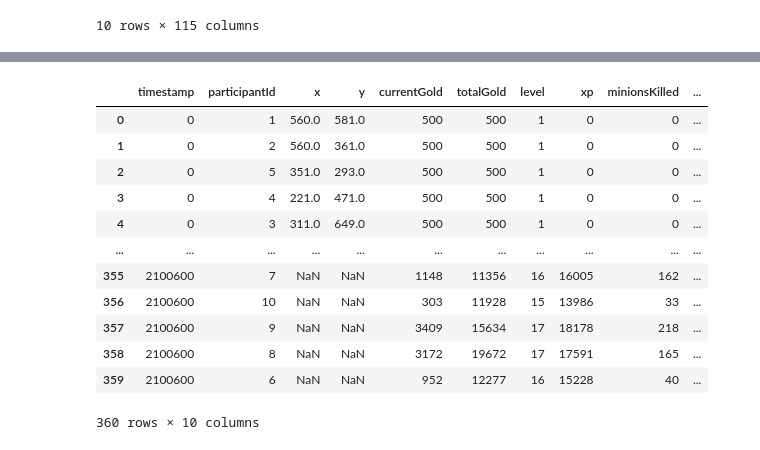
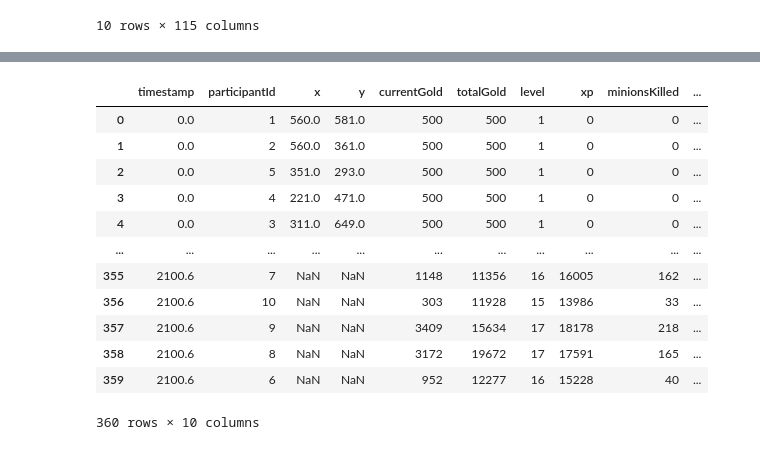
Before and after one commit to Dav3whit3/ih_datamadpt_project_final, a Jupyter notebook: notebooks/API_data_extraction1.ipynb, the cells around one changed output, grey strips where cells are left out. Drawn from its saved outputs; the diff is of its cells as text; code cells hidden in the pictures.

```diff
--- a/notebooks/API_data_extraction1.ipynb
+++ b/notebooks/API_data_extraction1.ipynb
@@ -201,20 +201,21 @@ list(players_info)
  'profileIcon']
 # %%
 frames = participant_frames(timeline)
+frames['timestamp'] = frames['timestamp'] / 1000
 frames
 # %% [output]
 |  | timestamp | participantId | x | y | currentGold | totalGold | level | xp | minionsKilled | ... |
-| 0 | 0 | 1 | 560.0 | 581.0 | 500 | 500 | 1 | 0 | 0 | ... |
-| 1 | 0 | 2 | 560.0 | 361.0 | 500 | 500 | 1 | 0 | 0 | ... |
-| 2 | 0 | 5 | 351.0 | 293.0 | 500 | 500 | 1 | 0 | 0 | ... |
-| 3 | 0 | 4 | 221.0 | 471.0 | 500 | 500 | 1 | 0 | 0 | ... |
-| 4 | 0 | 3 | 311.0 | 649.0 | 500 | 500 | 1 | 0 | 0 | ... |
+| 0 | 0.0 | 1 | 560.0 | 581.0 | 500 | 500 | 1 | 0 | 0 | ... |
+| 1 | 0.0 | 2 | 560.0 | 361.0 | 500 | 500 | 1 | 0 | 0 | ... |
+| 2 | 0.0 | 5 | 351.0 | 293.0 | 500 | 500 | 1 | 0 | 0 | ... |
+| 3 | 0.0 | 4 | 221.0 | 471.0 | 500 | 500 | 1 | 0 | 0 | ... |
+| 4 | 0.0 | 3 | 311.0 | 649.0 | 500 | 500 | 1 | 0 | 0 | ... |
 | ... | ... | ... | ... | ... | ... | ... | ... | ... | ... | ... |
-| 355 | 2100600 | 7 | NaN | NaN | 1148 | 11356 | 16 | 16005 | 162 | ... |
-| 356 | 2100600 | 10 | NaN | NaN | 303 | 11928 | 15 | 13986 | 33 | ... |
-| 357 | 2100600 | 9 | NaN | NaN | 3409 | 15634 | 17 | 18178 | 218 | ... |
-| 358 | 2100600 | 8 | NaN | NaN | 3172 | 19672 | 17 | 17591 | 165 | ... |
-| 359 | 2100600 | 6 | NaN | NaN | 952 | 12277 | 16 | 15228 | 40 | ... |
+| 355 | 2100.6 | 7 | NaN | NaN | 1148 | 11356 | 16 | 16005 | 162 | ... |
+| 356 | 2100.6 | 10 | NaN | NaN | 303 | 11928 | 15 | 13986 | 33 | ... |
+| 357 | 2100.6 | 9 | NaN | NaN | 3409 | 15634 | 17 | 18178 | 218 | ... |
+| 358 | 2100.6 | 8 | NaN | NaN | 3172 | 19672 | 17 | 17591 | 165 | ... |
+| 359 | 2100.6 | 6 | NaN | NaN | 952 | 12277 | 16 | 15228 | 40 | ... |
 360 rows × 10 columns
 # %%
 events = get_events(timeline)
```
Also changed, not shown: 1 other file.
